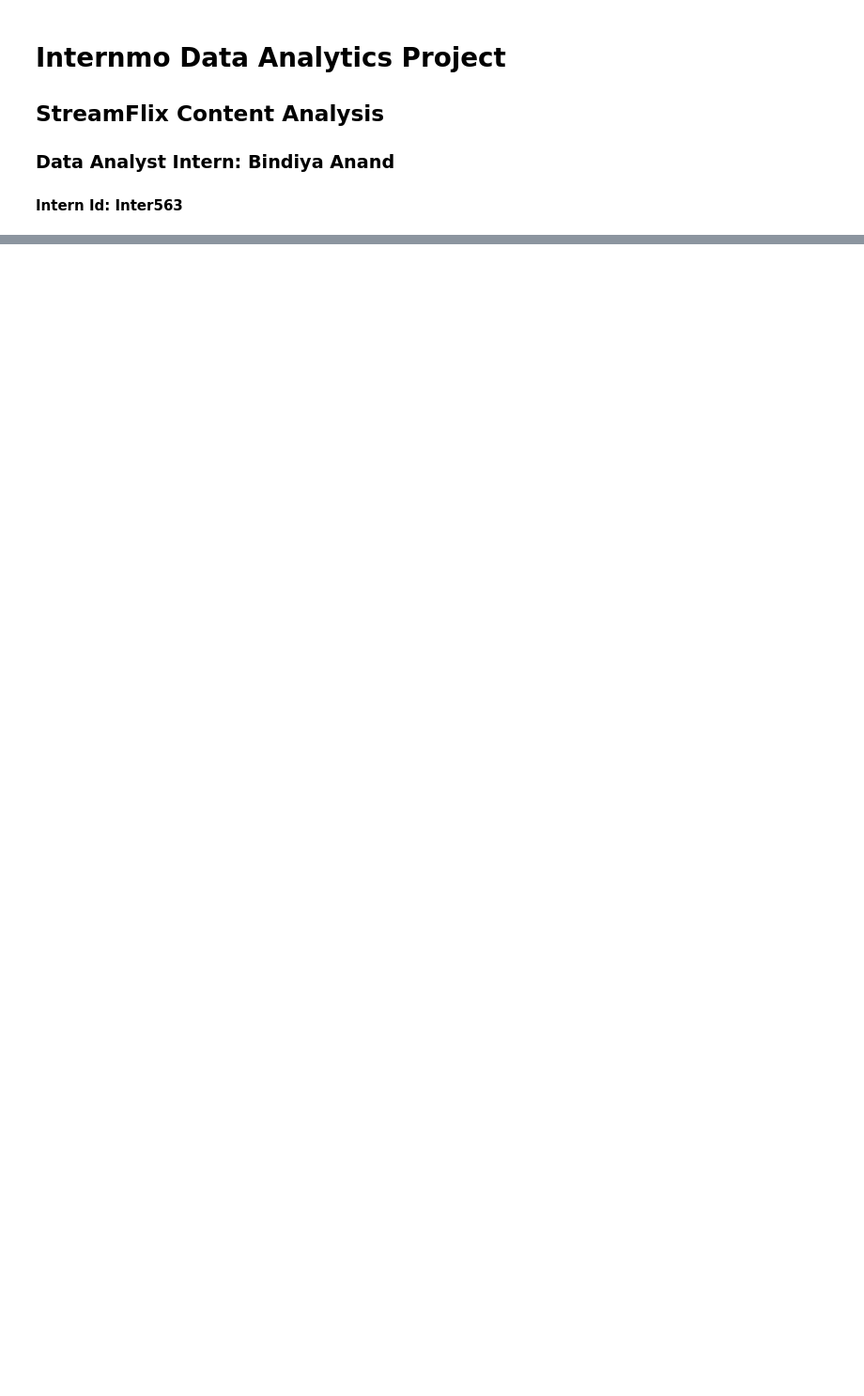
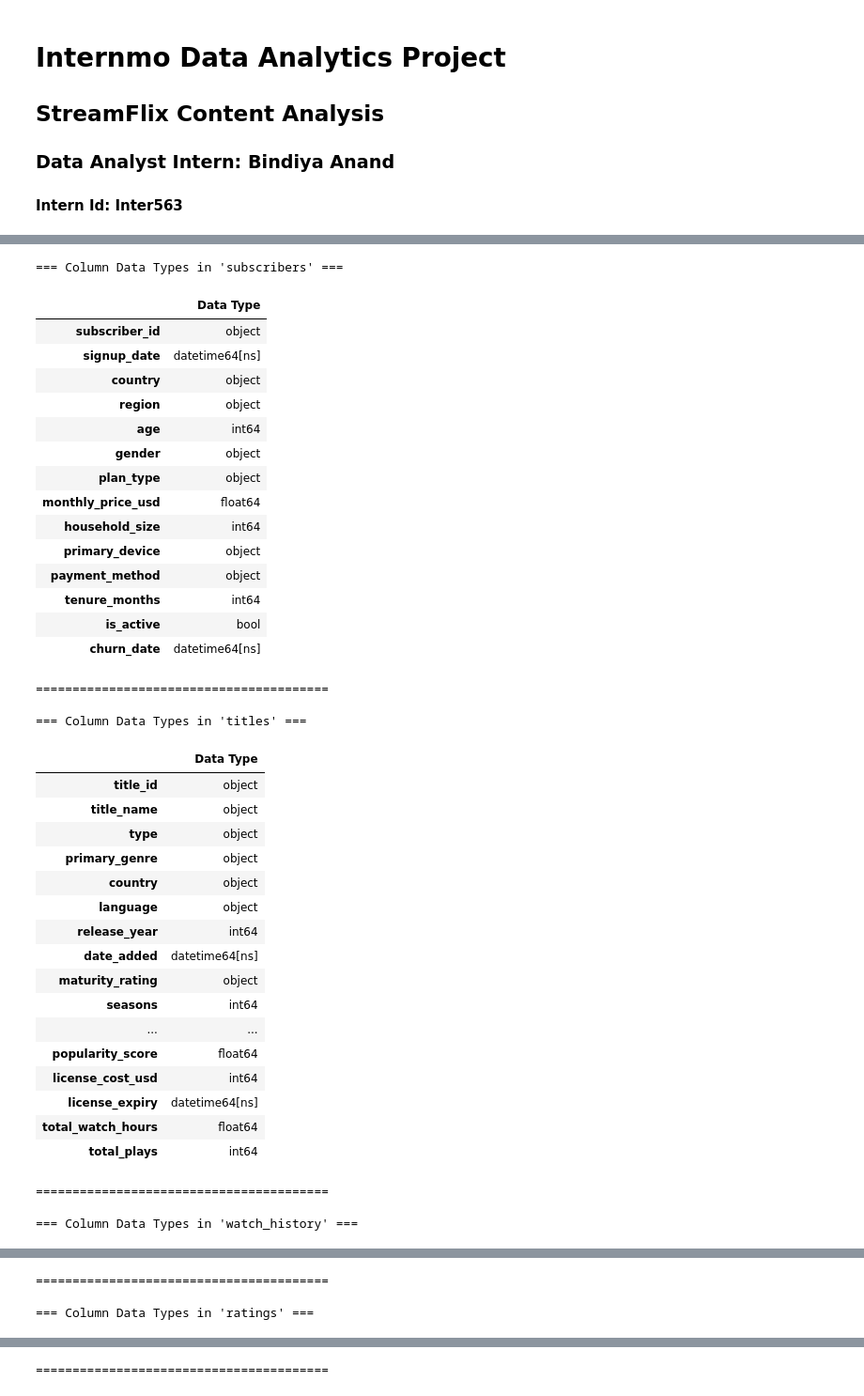
Before and after one commit to Bindiya-Anand/StreamFlix-Content-Analytics-Project, a Jupyter notebook: notebooks/StreamFlix_Phase1_Bindiya_Anand.ipynb, the cells around one changed output, grey strips where cells are left out. Shown at 94% size. Cells and saved outputs as stored; diff of their text form; code cells hidden in the pictures; blank space fills up the shorter version.

```diff
--- a/notebooks/StreamFlix_Phase1_Bindiya_Anand.ipynb
+++ b/notebooks/StreamFlix_Phase1_Bindiya_Anand.ipynb
@@ -480,0 +131,46 @@ added_date dtype: datetime64[ns]
+# %%
+# Print dtypes of all columns for each dataset to verify current states
+for dataset_name, df in datasets.items():
+    print(f"=== Column Data Types in '{dataset_name}' ===")
+    display(df.dtypes.to_frame(name='Data Type'))
+    print("\n" + "="*40 + "\n")
+# %% [output]
+=== Column Data Types in 'subscribers' ===
+|  | Data Type |
+| subscriber_id | object |
+| signup_date | datetime64[ns] |
+| country | object |
+| region | object |
+| age | int64 |
+| gender | object |
+| plan_type | object |
+| monthly_price_usd | float64 |
+| household_size | int64 |
+| primary_device | object |
+| payment_method | object |
+| tenure_months | int64 |
+| is_active | bool |
+| churn_date | datetime64[ns] |
+========================================
+
+=== Column Data Types in 'titles' ===
+|  | Data Type |
+| title_id | object |
+| title_name | object |
+| type | object |
+| primary_genre | object |
+| country | object |
+| language | object |
+| release_year | int64 |
+| date_added | datetime64[ns] |
+| maturity_rating | object |
+| seasons | int64 |
+| ... | ... |
+| popularity_score | float64 |
+| license_cost_usd | int64 |
+| license_expiry | datetime64[ns] |
+| total_watch_hours | float64 |
+| total_plays | int64 |
+========================================
+
+=== Column Data Types in 'watch_history' ===
@@ -480,0 +188,3 @@ added_date dtype: datetime64[ns]
+========================================
+
+=== Column Data Types in 'ratings' ===
@@ -480,0 +217 @@ added_date dtype: datetime64[ns]
+========================================
```
Also changed, not shown: parts of 76 cells of this notebook.
